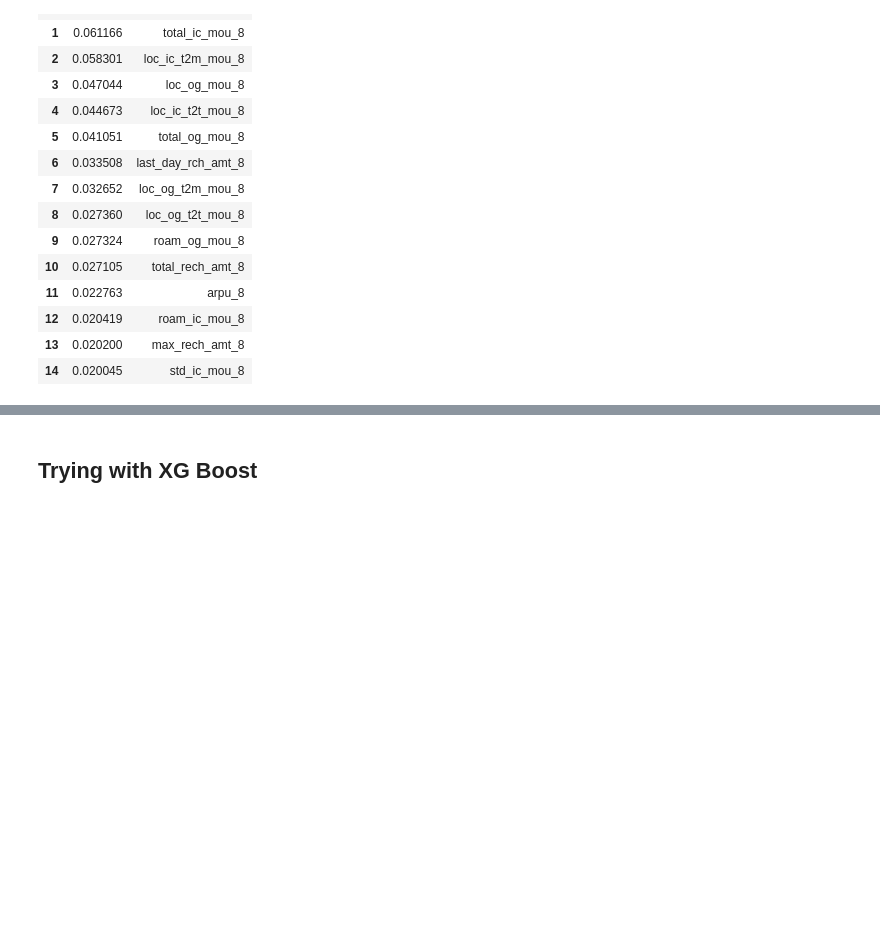
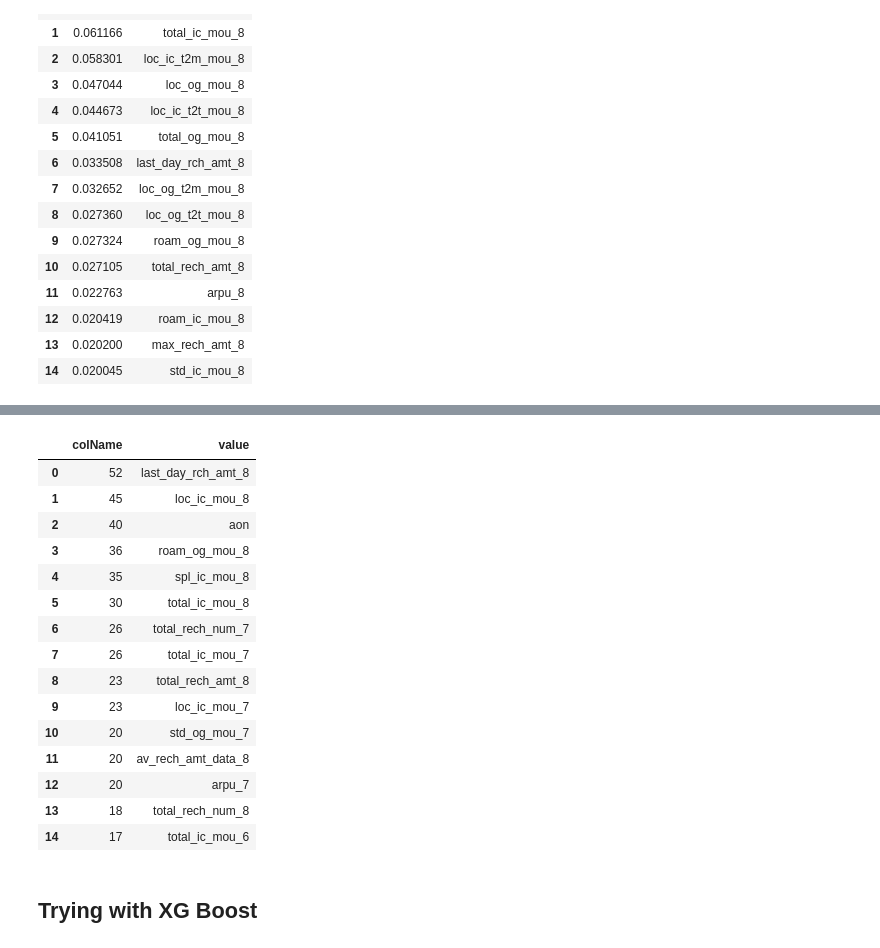
Before and after one commit to m-sukumar/Telecom-Churn-Case-Study, a Jupyter notebook: Telecom_Churn_Case_Study.ipynb, the cells around one changed output, grey strips where cells are left out. Cells and saved outputs as stored; diff of their text form; code cells hidden in the pictures; blank space fills up the shorter version.

```diff
--- a/Telecom_Churn_Case_Study.ipynb
+++ b/Telecom_Churn_Case_Study.ipynb
@@ -518,8 +558,11 @@ RandomForestClassifier(class_weight='balanced_subsample', max_depth=30,
 # %%
-rfc_best = RandomForestClassifier( random_state=42,n_jobs=-1  ,max_depth=30,
-                                  class_weight='balanced_subsample', min_samples_leaf=2,
+rfc_best = RandomForestClassifier( random_state=42,n_jobs=-1 ,
+                                  max_depth=30 ,
+                                  min_samples_leaf=2,
+                                  min_samples_split=2,
+                                  class_weight='balanced_subsample'
                            )
-rfc_best.fit(X_train_smote, y_train_smote)
+rfc_best.fit(X_train, y_train)
 # %% [output]
 RandomForestClassifier(class_weight='balanced_subsample', max_depth=30,
                        min_samples_leaf=2, n_jobs=-1, random_state=42)
@@ -673,0 +655,3 @@ roc_auc_score: 0.79
+# %%
+ada=AdaBoostClassifier()
+ada.fit(X_train, y_train)
@@ -673,0 +733,12 @@ roc_auc_score: 0.79
+# %%
+params = {
+    'max_depth': [5,10,15,20,25,30],
+   'n_estimators':[10,15,20,25,30]
+}
+
+gbmc =  lgb.LGBMClassifier(random_state=42)
+grid_search_gbm = GridSearchCV(estimator=gbmc,
+                           param_grid=params,
+                           cv = 4,
+                           n_jobs=-1, verbose=3, scoring="accuracy")
+grid_search_gbm.fit(X_train, y_train)
@@ -674,3 +790,26 @@ roc_auc_score: 0.79
+# %%
+importances = gbm.feature_importances_
+col_names =  X.columns
+
+RF_feature_importance = pd.DataFrame(sorted(zip(importances, list(col_names)), reverse=True),columns=['colName','value'])
+RF_feature_importance.head(15)
+# %% [output]
+|  | colName | value |
+| 0 | 52 | last_day_rch_amt_8 |
+| 1 | 45 | loc_ic_mou_8 |
+| 2 | 40 | aon |
+| 3 | 36 | roam_og_mou_8 |
+| 4 | 35 | spl_ic_mou_8 |
+| 5 | 30 | total_ic_mou_8 |
+| 6 | 26 | total_rech_num_7 |
+| 7 | 26 | total_ic_mou_7 |
+| 8 | 23 | total_rech_amt_8 |
+| 9 | 23 | loc_ic_mou_7 |
+| 10 | 20 | std_og_mou_7 |
+| 11 | 20 | av_rech_amt_data_8 |
+| 12 | 20 | arpu_7 |
+| 13 | 18 | total_rech_num_8 |
+| 14 | 17 | total_ic_mou_6 |
 # %% [markdown]
 ## Trying with XG Boost
 # %%
```
Also changed, not shown: parts of 63 cells of this notebook, 5 other files.
